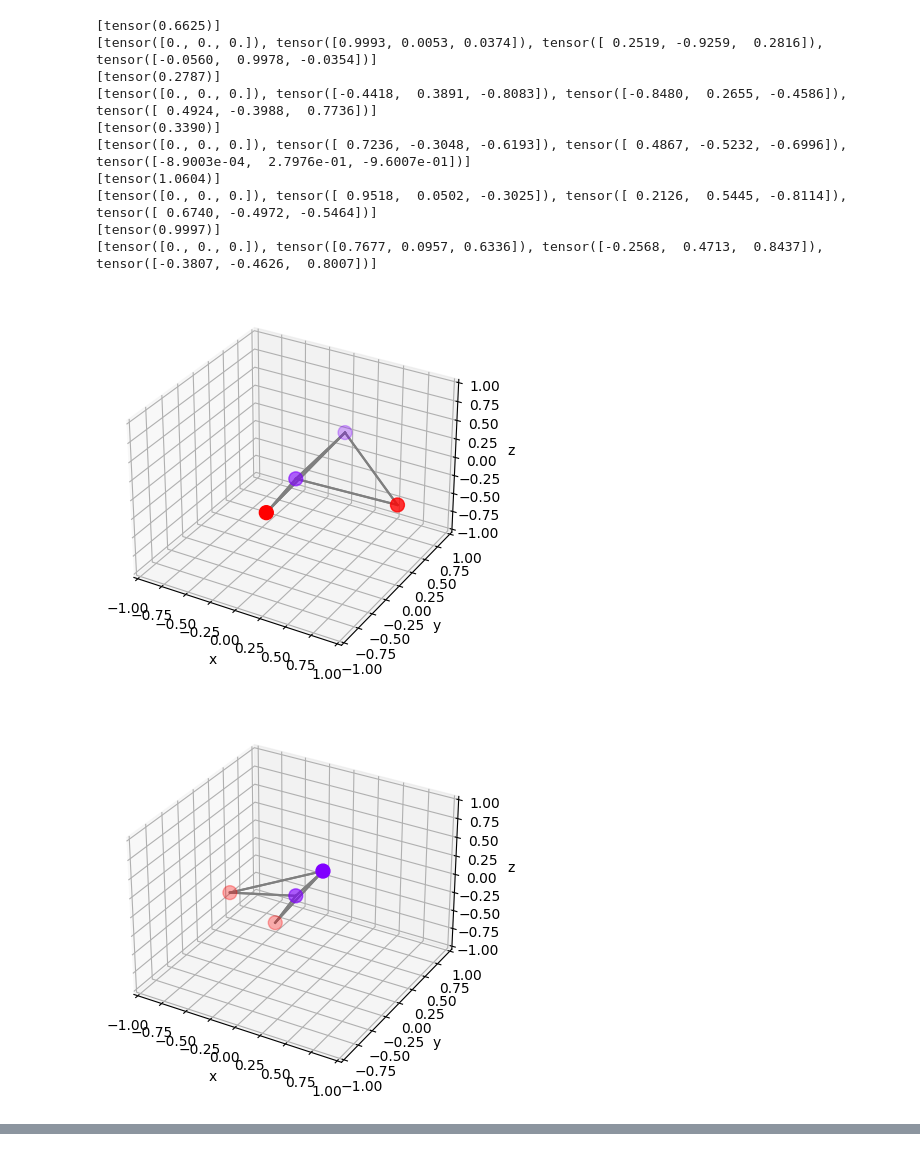
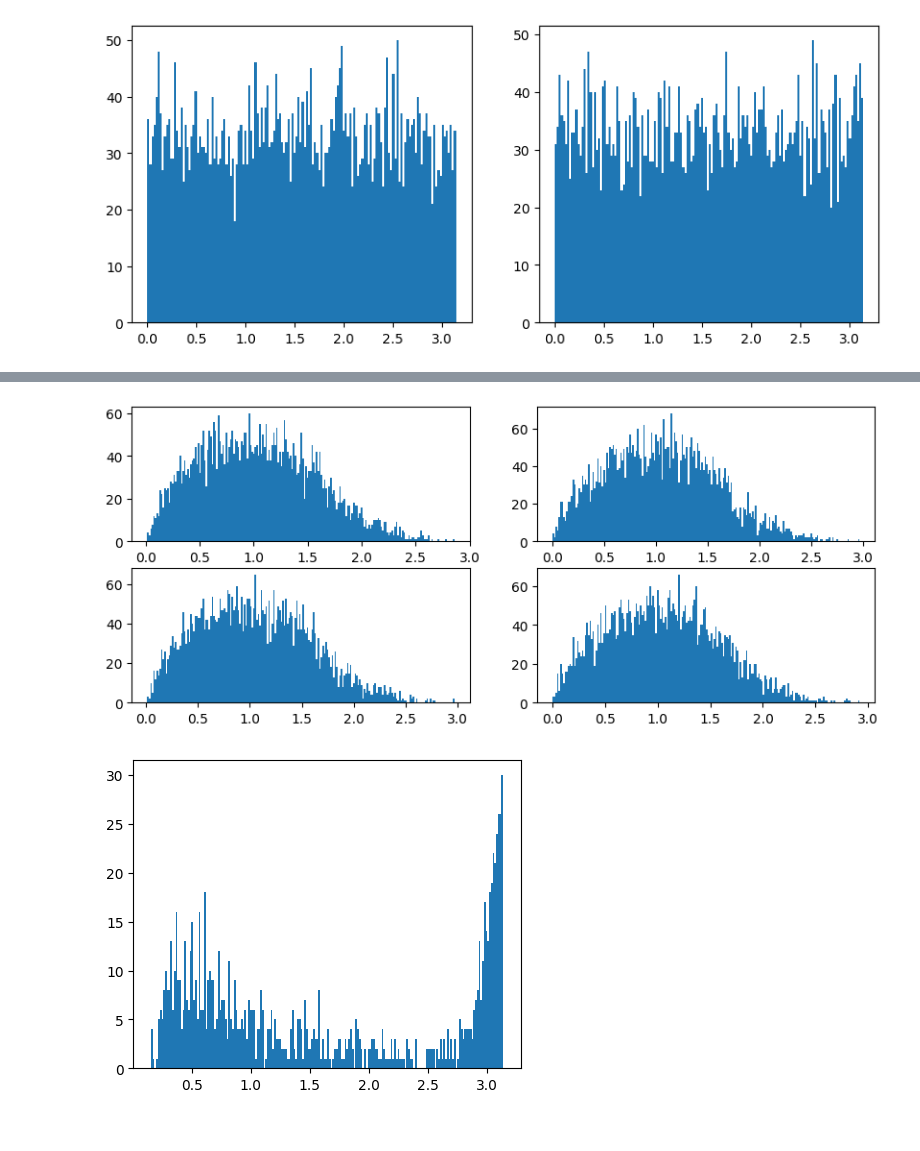
Before and after one commit to NW-JEFF/Geometric-Message-Passing, a Jupyter notebook: experiments/star_graph_pair_angle.ipynb, the cells around one changed output, grey strips where cells are left out. Saved outputs shown, nothing was run; the diff lists cells and outputs as text; code cells hidden in the pictures.

```diff
--- a/experiments/star_graph_pair_angle.ipynb
+++ b/experiments/star_graph_pair_angle.ipynb
@@ -126,20 +114,20 @@ def create_paired_star_graphs_with_two_centers(num=5, fold=[5,], dim=3, n_pairs=
 
     return dataset
 # %%
-dataset = create_paired_star_graphs_with_two_centers(num=5, fold=[2,], dim=3, n_pairs=1)
+dataset = create_paired_star_graphs(num=5000, fold=[7,], dim=2, n_pairs=2)
+
+angle1 = []
+angle2 = []
 
 for data in dataset:
-    plot_3d(data, lim=1)
+    angle1.append(data.y[0])
+    angle2.append(data.y[1])
+
+plt.figure(figsize=(10, 4))
+plt.subplot(1,2,1)
+plt.hist(angle1, bins=150)
+plt.subplot(1,2,2)
+plt.hist(angle2, bins=150)
+plt.show()
 # %% [output]
-[tensor(0.6625)]
-[tensor([0., 0., 0.]), tensor([0.9993, 0.0053, 0.0374]), tensor([ 0.2519, -0.9259,  0.2816]), tensor([-0.0560,  0.9978, -0.0354])]
-[tensor(0.2787)]
-[tensor([0., 0., 0.]), tensor([-0.4418,  0.3891, -0.8083]), tensor([-0.8480,  0.2655, -0.4586]), tensor([ 0.4924, -0.3988,  0.7736])]
-[tensor(0.3390)]
-[tensor([0., 0., 0.]), tensor([ 0.7236, -0.3048, -0.6193]), tensor([ 0.4867, -0.5232, -0.6996]), tensor([-8.9003e-04,  2.7976e-01, -9.6007e-01])]
-[tensor(1.0604)]
-[tensor([0., 0., 0.]), tensor([ 0.9518,  0.0502, -0.3025]), tensor([ 0.2126,  0.5445, -0.8114]), tensor([ 0.6740, -0.4972, -0.5464])]
-[tensor(0.9997)]
-[tensor([0., 0., 0.]), tensor([0.7677, 0.0957, 0.6336]), tensor([-0.2568,  0.4713,  0.8437]), tensor([-0.3807, -0.4626,  0.8007])]
-[figure, old version]
+[figure, new version]
-[figure, removed]
@@ -148,0 +225,26 @@ for data in dataset:
+# %%
+dataset = create_paired_star_graphs_with_two_centers(num=5000, fold=[7,], dim=3, n_pairs=2, seed=0)
+
+angle1 = []
+angle2 = []
+angle3 = []
+angle4 = []
+
+for data in dataset:
+    angle1.append(data.y[0])
+    angle2.append(data.y[1])
+    angle3.append(data.y[2])
+    angle4.append(data.y[3])
+
+plt.figure(figsize=(10, 4))
+plt.subplot(2,2,1)
+plt.hist(angle1, bins=200)
+plt.subplot(2,2,2)
+plt.hist(angle2, bins=200)
+plt.subplot(2,2,3)
+plt.hist(angle3, bins=200)
+plt.subplot(2,2,4)
+plt.hist(angle4, bins=200)
+plt.show()
+# %% [output]
+[figure, added]
@@ -149 +325,14 @@ for data in dataset:
+# %%
+dataset = create_star_graphs(num=1000, fold=[7,], dim=2, target="max")
+
+angle1 = []
+
+for data in dataset:
+    angle1.append(data.y[0])
+
+plt.figure(figsize=(5, 4))
+plt.hist(angle1, bins=200)
+plt.show()
+# %% [output]
+[figure, added]
 # %%
```
Also changed, not shown: parts of 9 cells of this notebook, 11 other files.
